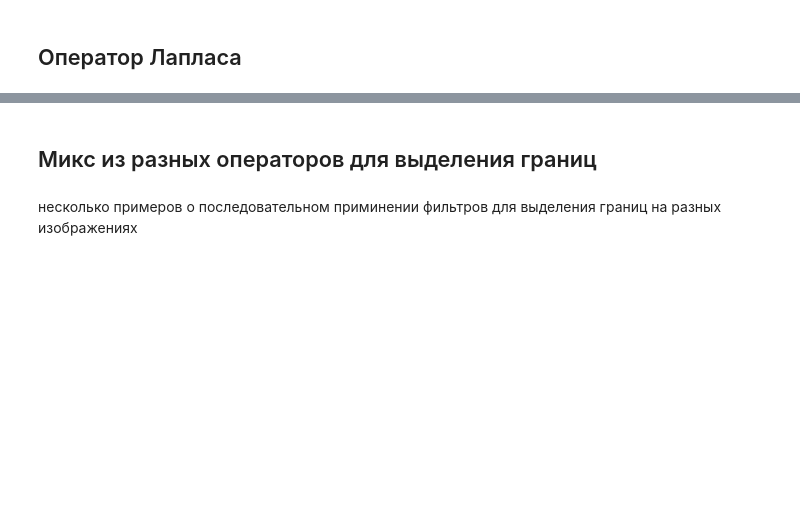
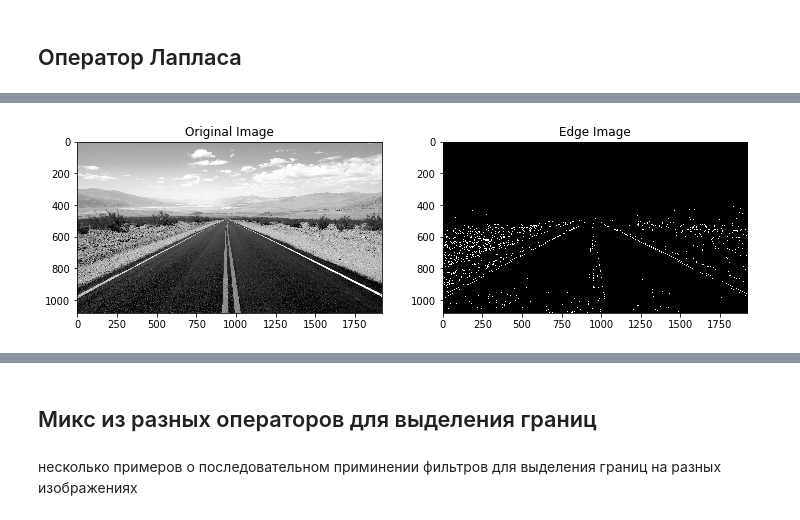
Before and after one commit to Keleas/CV_WOS, a Jupyter notebook: CV_ЗОШ/Lecture_3.ipynb, the cells around one changed output, grey strips where cells are left out. Cells and saved outputs as stored; diff of their text form; code cells hidden in the pictures; blank space fills up the shorter version.

```diff
--- a/CV_ЗОШ/Lecture_3.ipynb
+++ b/CV_ЗОШ/Lecture_3.ipynb
@@ -41,0 +211,17 @@ ax3.imshow(laplac);
+# %%
+img = cv2.imread('img/road_2.jpg')
+img = cv2.cvtColor(img, cv2.COLOR_RGB2GRAY)
+#img = cv2.resize(img, (1500, 1000))
+
+#sobel = cv2.Sobel(img, cv2.CV_64F, 0, 1, ksize=5)
+edges = cv2.Canny(img,360,360,5)
+
+fig, m_axs = plt.subplots(1, 2, figsize=(12, 5))
+ax1, ax2 = m_axs
+
+ax1.set_title('Original Image')
+ax1.imshow(img, cmap='gray')
+ax2.set_title('Edge Image')
+ax2.imshow(edges, cmap='gray');
+# %% [output]
+[figure, added]
```
Also changed, not shown: parts of 34 cells of this notebook, 6 other files.
